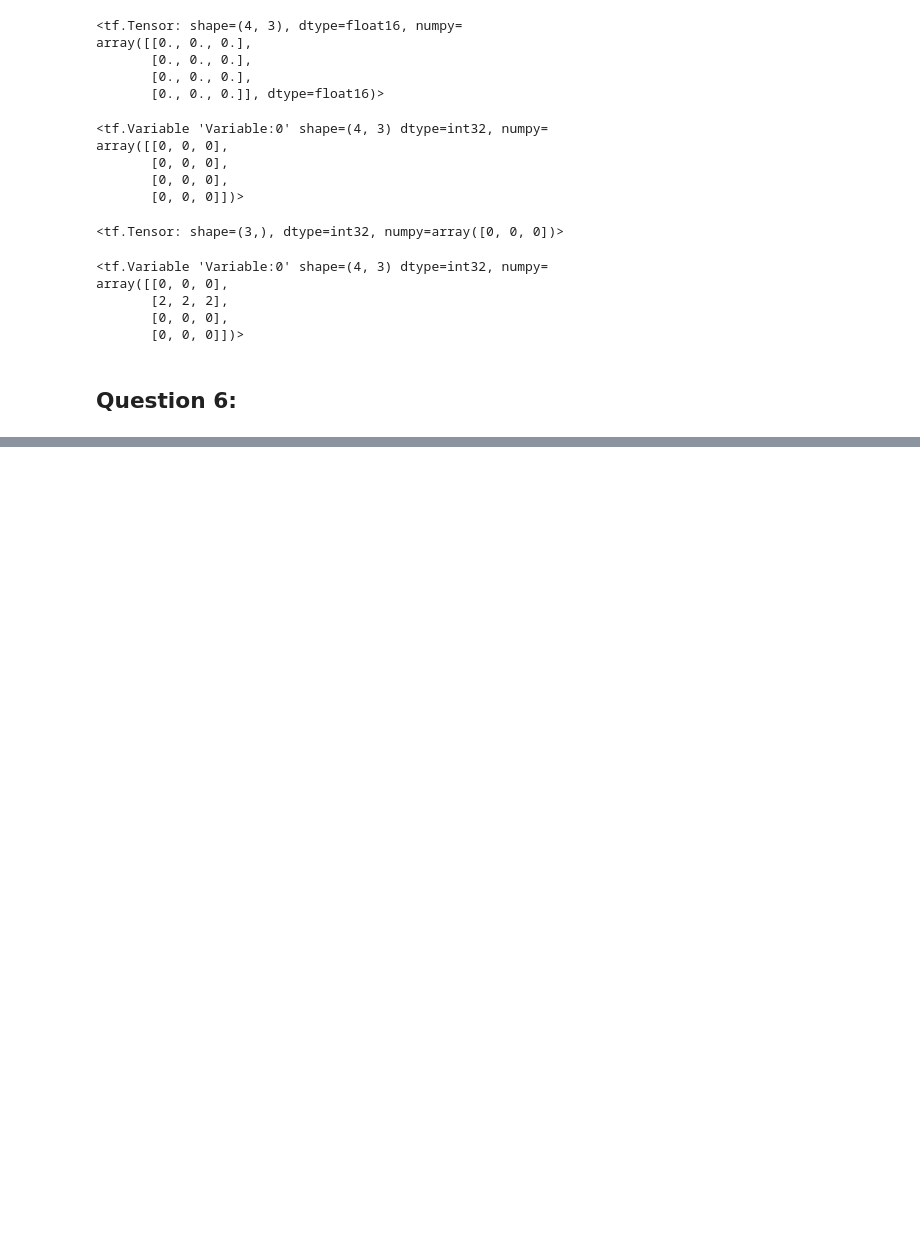
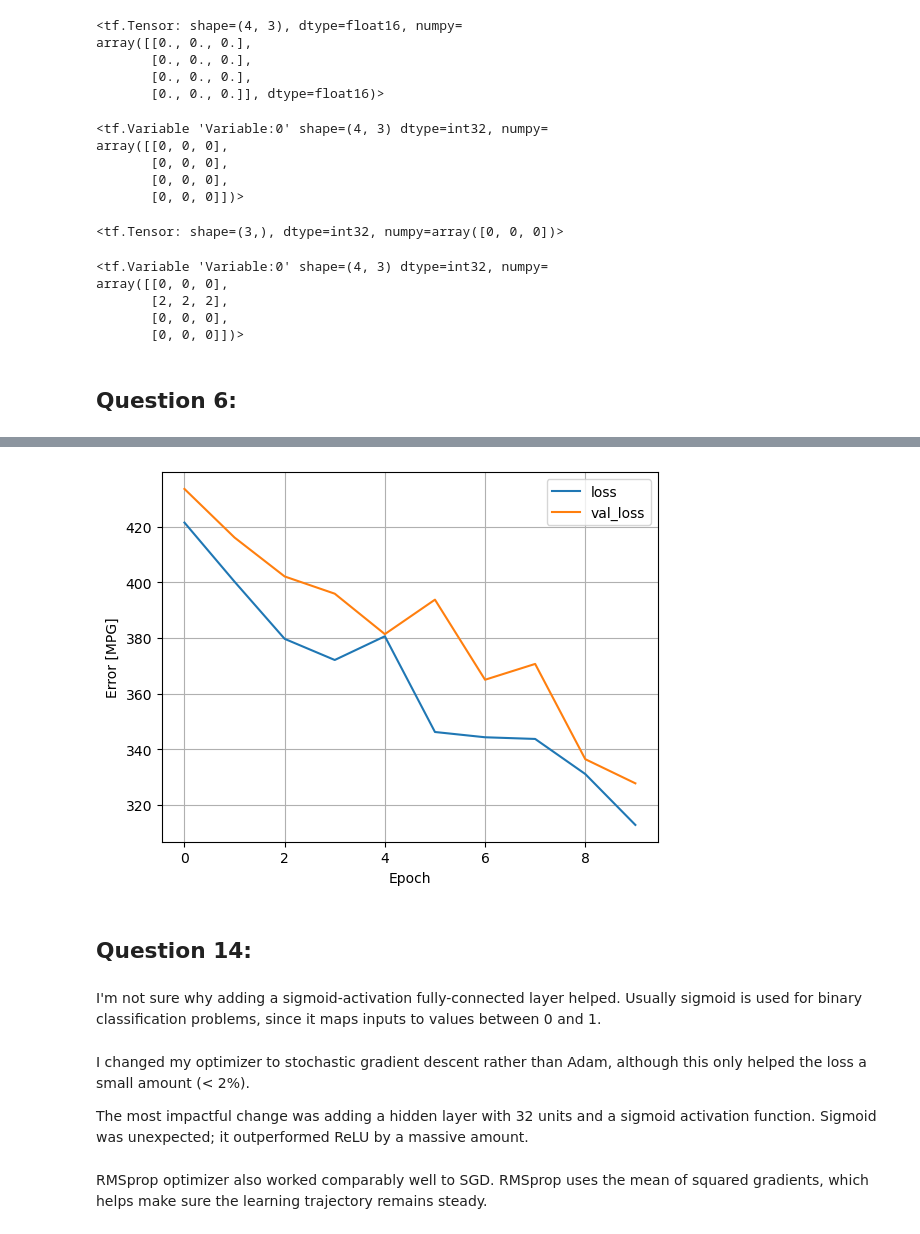
Before and after one commit to Macithemoose/DSO464, a Jupyter notebook: hw1-dso464-maciSimmons.ipynb, the cells around one changed output, grey strips where cells are left out. Drawn from its saved outputs; the diff is of its cells as text; code cells hidden in the pictures; blank space fills up the shorter version.

```diff
--- a/hw1-dso464-maciSimmons.ipynb
+++ b/hw1-dso464-maciSimmons.ipynb
@@ -256,0 +601,2 @@ array([[0, 0, 0],
+# %%
+optimizer = tf.keras.optimizers.Adam(learning_rate = 0.1) # Trying the default
@@ -256,0 +605,3 @@ array([[0, 0, 0],
+# %%
+model.compile(loss="mse", optimizer=optimizer) # we're doing linear regression, so mse loss makes the most sense.
+# I'll also try mean absolute error, just to see if it performs better.
@@ -256,0 +612,3 @@ array([[0, 0, 0],
+# %%
+# We don't want our labels (MPG) included in the training dataset, since it's what we're trying to predict.
+train_dataset.drop(columns=['MPG'], inplace=True)
@@ -256,0 +626,2 @@ array([[0, 0, 0],
+# %%
+history = model.fit(train_dataset, train_labels.values, epochs = 10, batch_size = 32, validation_split = 0.2)
@@ -256,0 +656,17 @@ array([[0, 0, 0],
+# %%
+# Use this code to plot the loss vs the number epochs during training
+import matplotlib.pyplot as plt
+
+def plot_loss(history):
+  plt.plot(history.history['loss'], label='loss')
+  plt.plot(history.history['val_loss'], label='val_loss')
+  plt.xlabel('Epoch')
+  plt.ylabel('Error [MPG]')
+  plt.legend()
+  plt.grid(True)
+
+plot_loss(history)
+# %% [output]
+[figure, added]
+# %% [markdown]
+## Question 14:
@@ -256,0 +684,8 @@ array([[0, 0, 0],
+# %% [markdown]
+I'm not sure why adding a sigmoid-activation fully-connected layer helped. Usually sigmoid is used for binary classification problems, since it maps inputs to values between 0 and 1.
+# %% [markdown]
+I changed my optimizer to stochastic gradient descent rather than Adam, although this only helped the loss a small amount (< 2%).
+
+The most impactful change was adding a hidden layer with 32 units and a sigmoid activation function. Sigmoid was unexpected; it outperformed ReLU by a massive amount.
+# %% [markdown]
+RMSprop optimizer also worked comparably well to SGD. RMSprop uses the mean of squared gradients, which helps make sure the learning trajectory remains steady.
```
Also changed, not shown: parts of 70 cells of this notebook.
